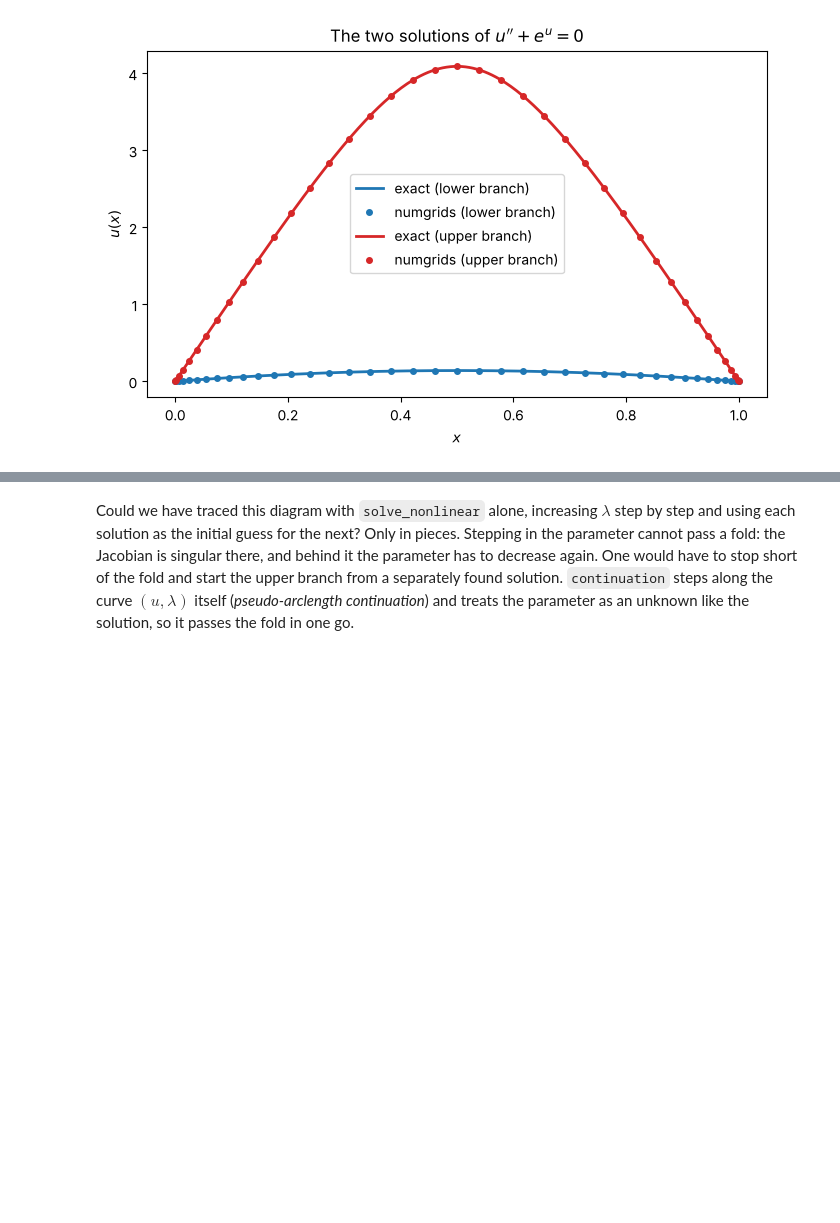
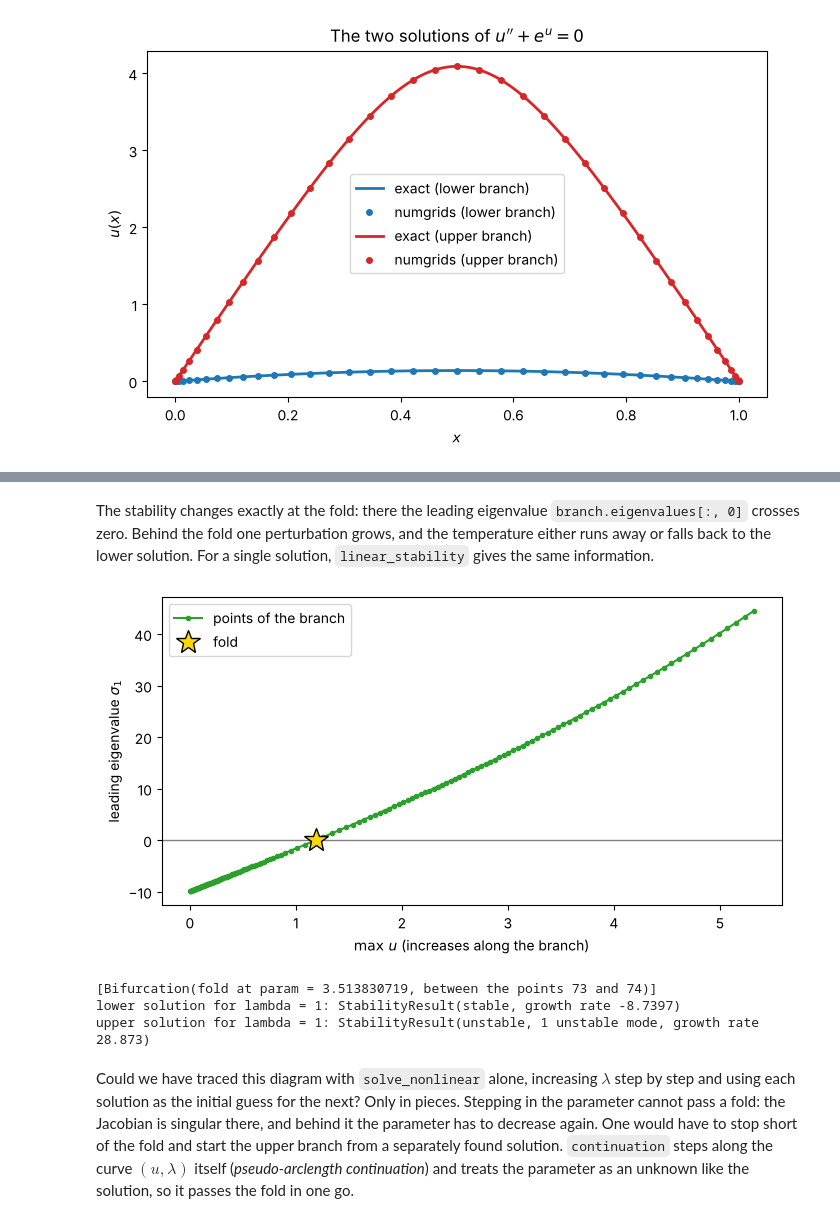
Before and after one commit to maroba/numgrids, a Jupyter notebook: examples/nonlinear-problems.ipynb, the cells around one changed output, grey strips where cells are left out. Cells and saved outputs as stored; diff of their text form; code cells hidden in the pictures; blank space fills up the shorter version.

```diff
--- a/examples/nonlinear-problems.ipynb
+++ b/examples/nonlinear-problems.ipynb
@@ -168,3 +182,25 @@ plt.show()
+# %% [markdown]
+The stability changes exactly at the fold: there the leading eigenvalue `branch.eigenvalues[:, 0]` crosses
+zero. Behind the fold one perturbation grows, and the temperature either runs away or falls back to the
+lower solution. For a single solution, `linear_stability` gives the same information.
+# %%
+fig, ax = plt.subplots(figsize=(8, 4))
+ax.axhline(0, color="gray", lw=1)
+ax.plot(max_u, branch.eigenvalues[:, 0], "o-", color="tab:green", ms=3, label="points of the branch")
+ax.plot(max_u_fold, 0, "*", color="gold", mec="k", ms=18, label="fold")
+ax.set_xlabel(r"$\max\, u$ (increases along the branch)")
+ax.set_ylabel(r"leading eigenvalue $\sigma_1$")
+ax.legend()
+plt.show()
+
+print(branch.bifurcations)
+for name, solution in [("lower", u), ("upper", upper)]:
+    print(f"{name} solution for lambda = 1:", linear_stability(grid, bratu, solution, bcs=0, param=1.0))
+# %% [output]
+[figure, added]
+[Bifurcation(fold at param = 3.513830719, between the points 73 and 74)]
+lower solution for lambda = 1: StabilityResult(stable, growth rate -8.7397)
+upper solution for lambda = 1: StabilityResult(unstable, 1 unstable mode, growth rate 28.873)
 # %% [markdown]
 Could we have traced this diagram with `solve_nonlinear` alone, increasing $\lambda$ step by step and using
 each solution as the initial guess for the next? Only in pieces. Stepping in the parameter cannot pass a
```
Also changed, not shown: parts of 11 cells of this notebook, 8 other files.
